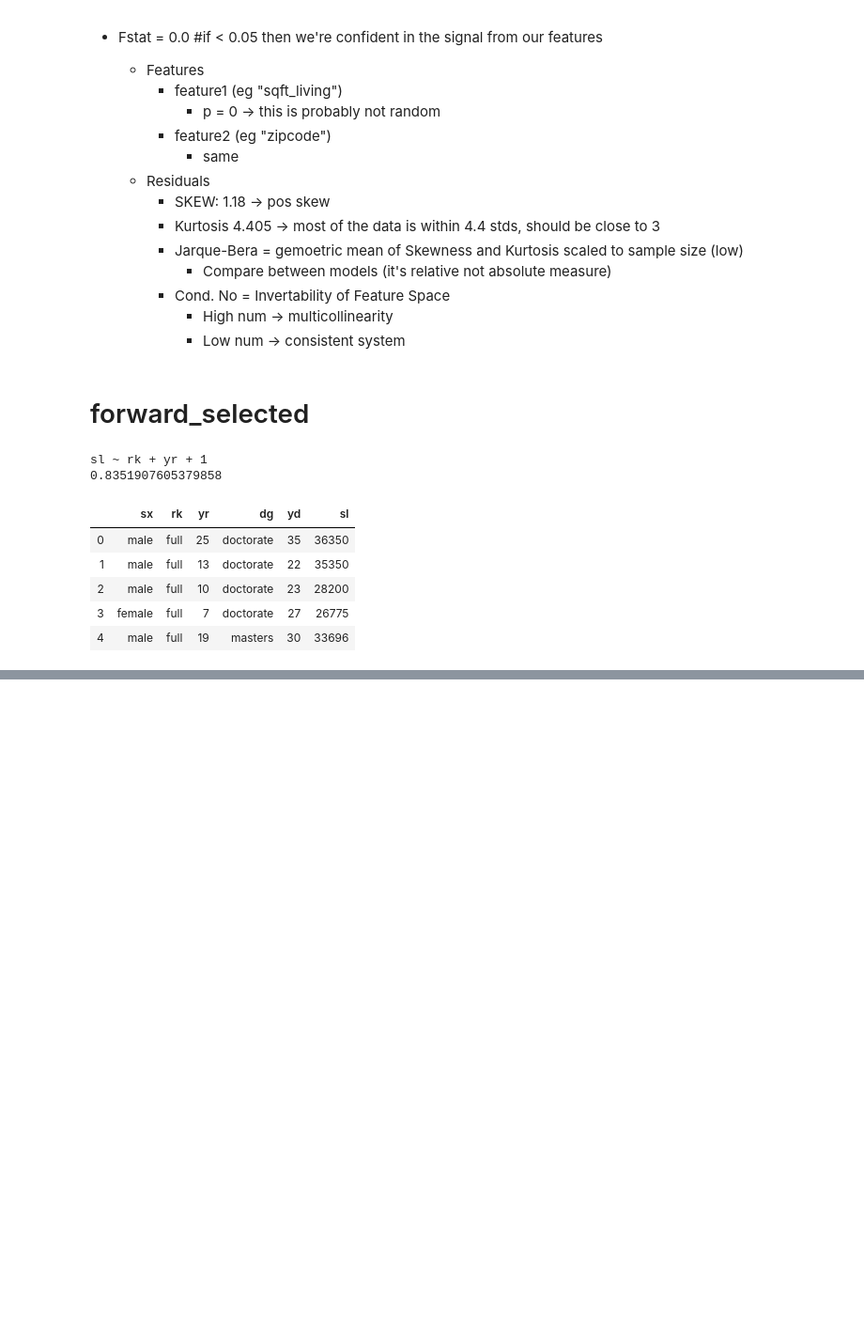
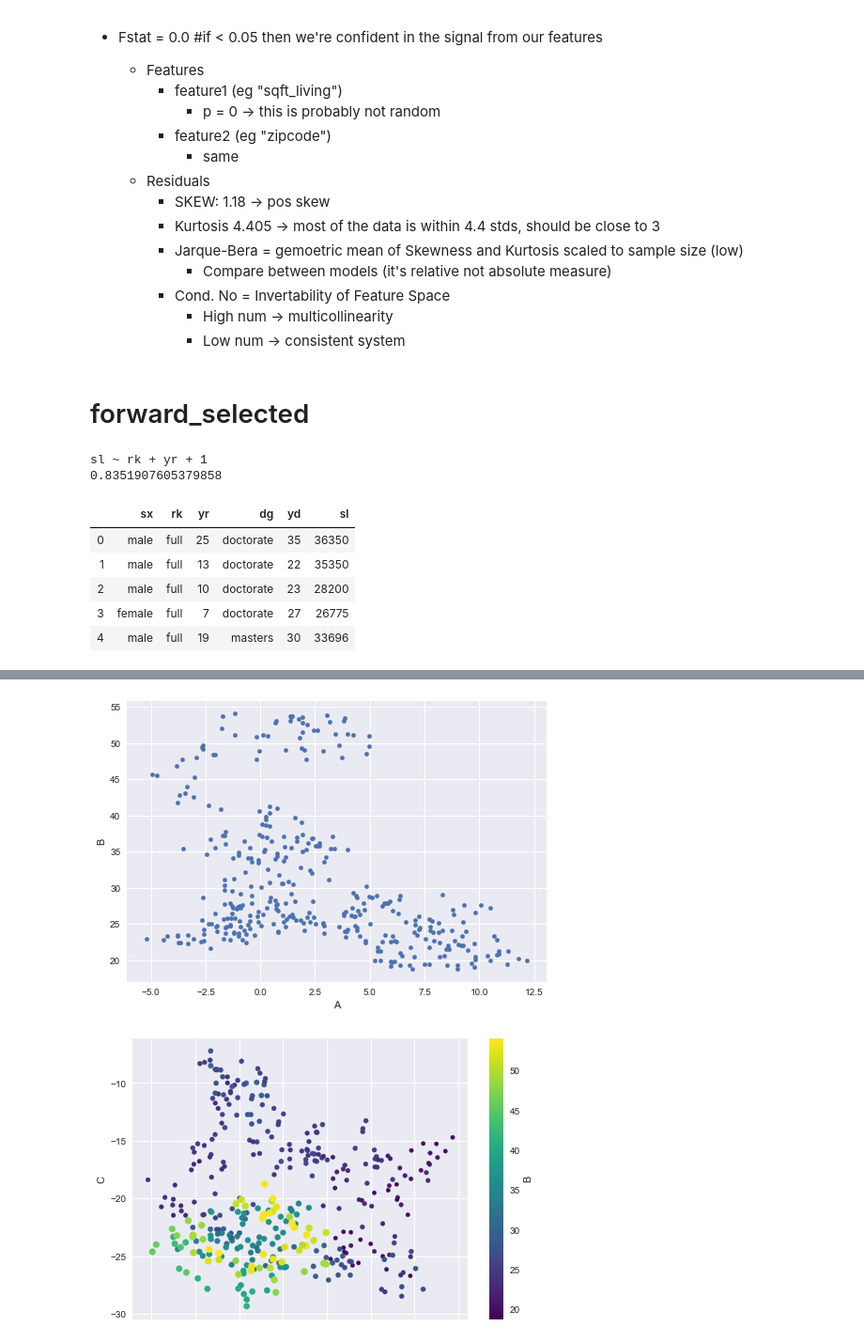
Before and after one commit to alphasentaurii/predicting-home-values-with-multiple-linear-regression, a Jupyter notebook: functions.ipynb, the cells around one changed output, grey strips where cells are left out. Shown at 94% size. Cells and saved outputs as stored; diff of their text form; code cells hidden in the pictures; blank space fills up the shorter version.

```diff
--- a/functions.ipynb
+++ b/functions.ipynb
@@ -498,0 +686,10 @@ IQR = Q3 - Q1
+# %%
+data.plot('A','B', kind='scatter');
+# A and C columns plotted with graduating color and changing size based on values in the B column.
+data.plot.scatter('A', 'C',
+                   c = 'B',
+                   s = data['B'],
+                   colormap='viridis');
+# %% [output]
+[figure, added]
+[figure, added]
```
Also changed, not shown: parts of 27 cells of this notebook, 3 other files.
